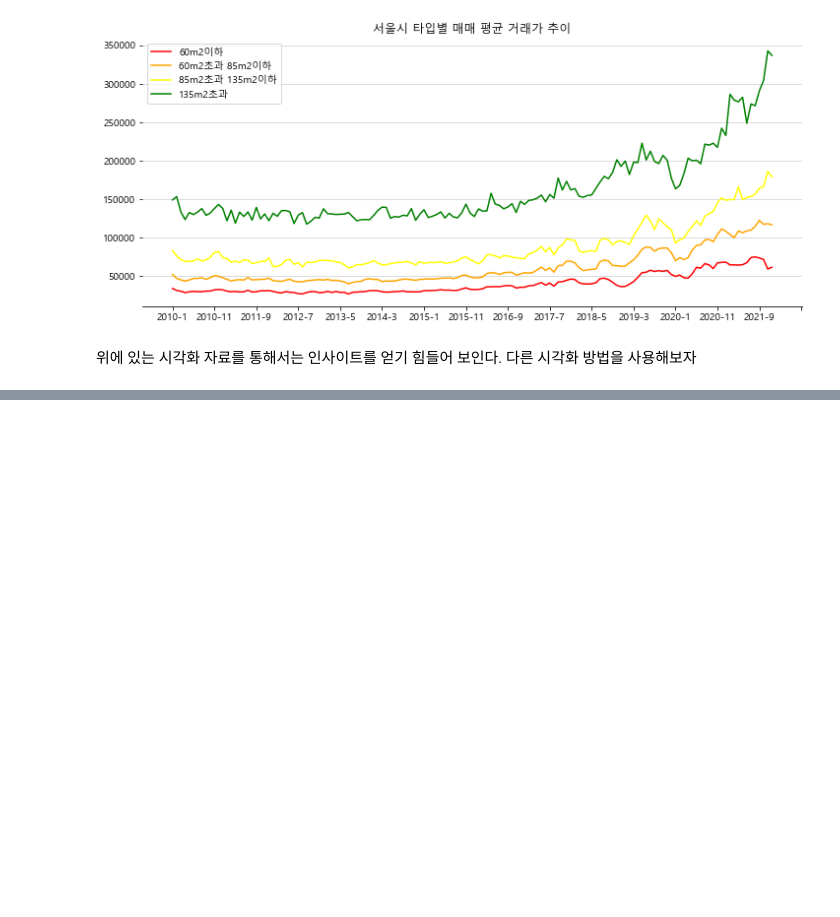
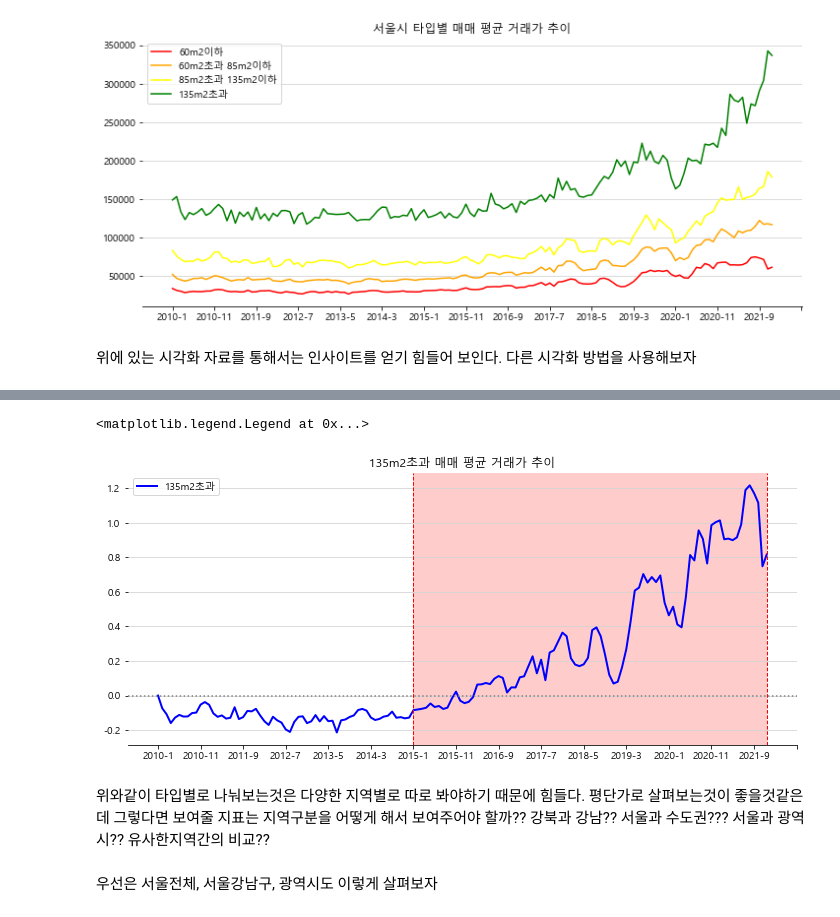
Before and after one commit to ljs7463/prop-tech, a Jupyter notebook: Real estate Analysis/분양가 상한제와 부동산 가격 분석.ipynb, the cells around one changed output, grey strips where cells are left out. Saved outputs shown, nothing was run; the diff lists cells and outputs as text; code cells hidden in the pictures; blank space fills up the shorter version.

```diff
--- a/Real estate Analysis/분양가 상한제와 부동산 가격 분석.ipynb
+++ b/Real estate Analysis/분양가 상한제와 부동산 가격 분석.ipynb
@@ -250,0 +218,30 @@ unsold = db.read_table(sql)
+# %%
+fig, ax = plt.subplots(figsize = (12, 5))
+ax.plot(df1['date'], df1['f0_'],c = 'blue',label = '135m2초과',linewidth = 2)
+
+# xticks개수 조절
+ax.xaxis.set_major_locator(MaxNLocator(16))
+
+# 그리드 추가
+ax.grid(axis="y", c="lightgray") # "axis = 'x'" 는 x축 세로선 grid생성
+
+# 필요없는 선 제거
+ax.spines[["left", "top", "right"]].set_visible(False)
+
+# 0점선
+ax.axhline(y=0, c="gray", ls=":")
+
+# 분양권 상한제 시점 표시
+ax.axvspan('2015-1', '2021-12', facecolor='red',alpha = 0.2)
+plt.axvline(x='2015-1', color='r', linestyle='--', linewidth=1)
+plt.axvline(x='2021-12', color='r', linestyle='--', linewidth=1)
+
+plt.title('135m2초과 매매 평균 거래가 추이')
+plt.legend()
+# %% [output]
+<matplotlib.legend.Legend at 0x...>
+[figure, added]
+# %% [markdown]
+위와같이 타입별로 나눠보는것은 다양한 지역별로 따로 봐야하기 때문에 힘들다. 평단가로 살펴보는것이 좋을것같은데 그렇다면 보여줄 지표는 지역구분을 어떻게 해서 보여주어야 할까?? 강북과 강남?? 서울과 수도권??? 서울과 광역시?? 유사한지역간의 비교??
+# %% [markdown]
+우선은 서울전체, 서울강남구, 광역시도 이렇게 살펴보자
```
Also changed, not shown: parts of 19 cells of this notebook.
